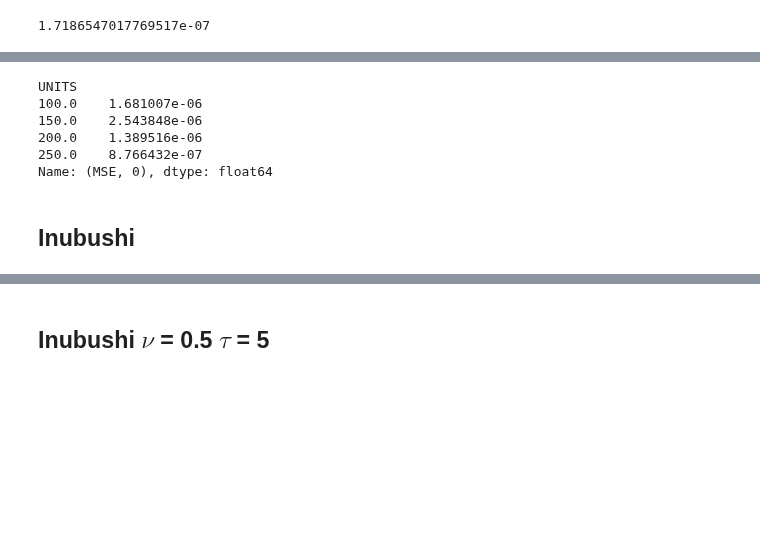
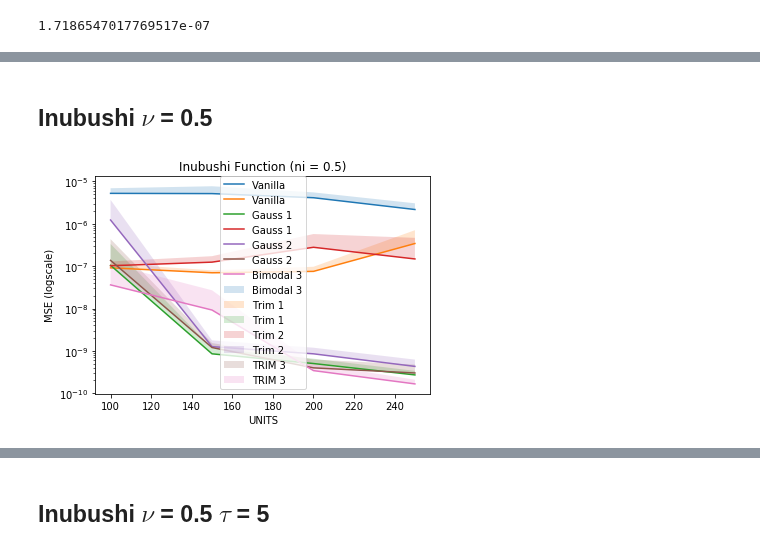
Before and after one commit to Sergio-Ltr/Generalized-Intrinsic-Plasticity, a Jupyter notebook: NOTEBOOKS/ANALYSIS/BenchmarkResults.ipynb, the cells around one changed output, grey strips where cells are left out. Saved outputs shown, nothing was run; the diff lists cells and outputs as text; code cells hidden in the pictures; blank space fills up the shorter version.

```diff
--- a/NOTEBOOKS/ANALYSIS/BenchmarkResults.ipynb
+++ b/NOTEBOOKS/ANALYSIS/BenchmarkResults.ipynb
@@ -82,12 +82,3 @@ plt.show()
-# %%
-std_df[c0]
-# %% [output]
-UNITS
-100.0    1.681007e-06
-150.0    2.543848e-06
-200.0    1.389516e-06
-250.0    8.766432e-07
-Name: (MSE, 0), dtype: float64
 # %%
 def results_timeseries_plotter(attribute = "MSE", filepath = "../BENCHMARKS/RESULTS/4.3_RESULTS_Inubushi_ni=0.5.csv", title = "Inubushi Function (ni = 0.5)", logscale = True, plot_stds = True):
 
@@ -148,4 +139,8 @@ title = "Inubushi Function (ni = 0.5)"
 logscale = True
 plot_stds = True
 # %% [markdown]
-## Inubushi
+## Inubushi $\nu$ = 0.5
+# %%
+results_timeseries_plotter("MSE",filepath, title, plot_stds)
+# %% [output]
+[figure, added]
```
Also changed, not shown: parts of 21 cells of this notebook, 6 other files.
